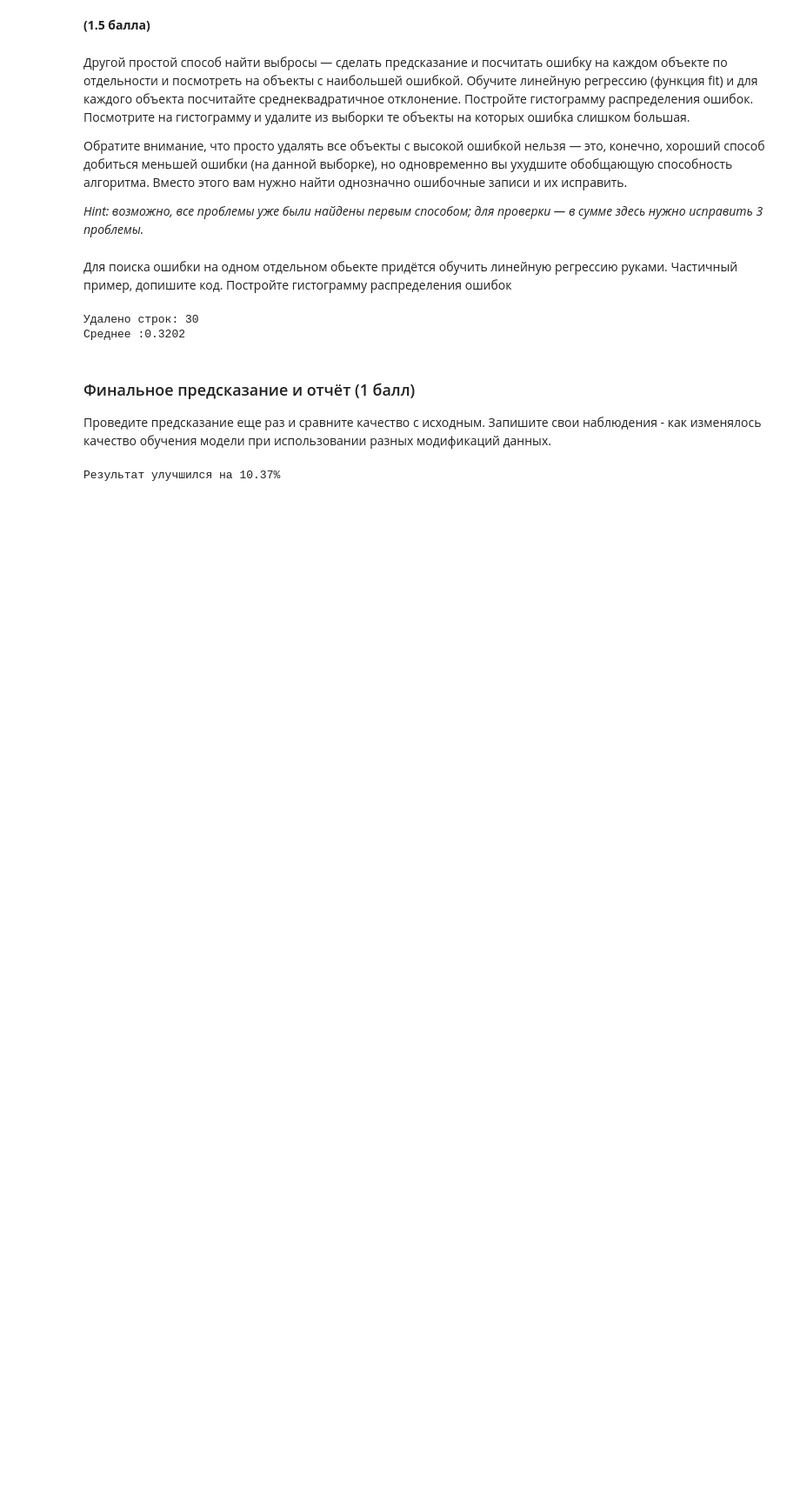
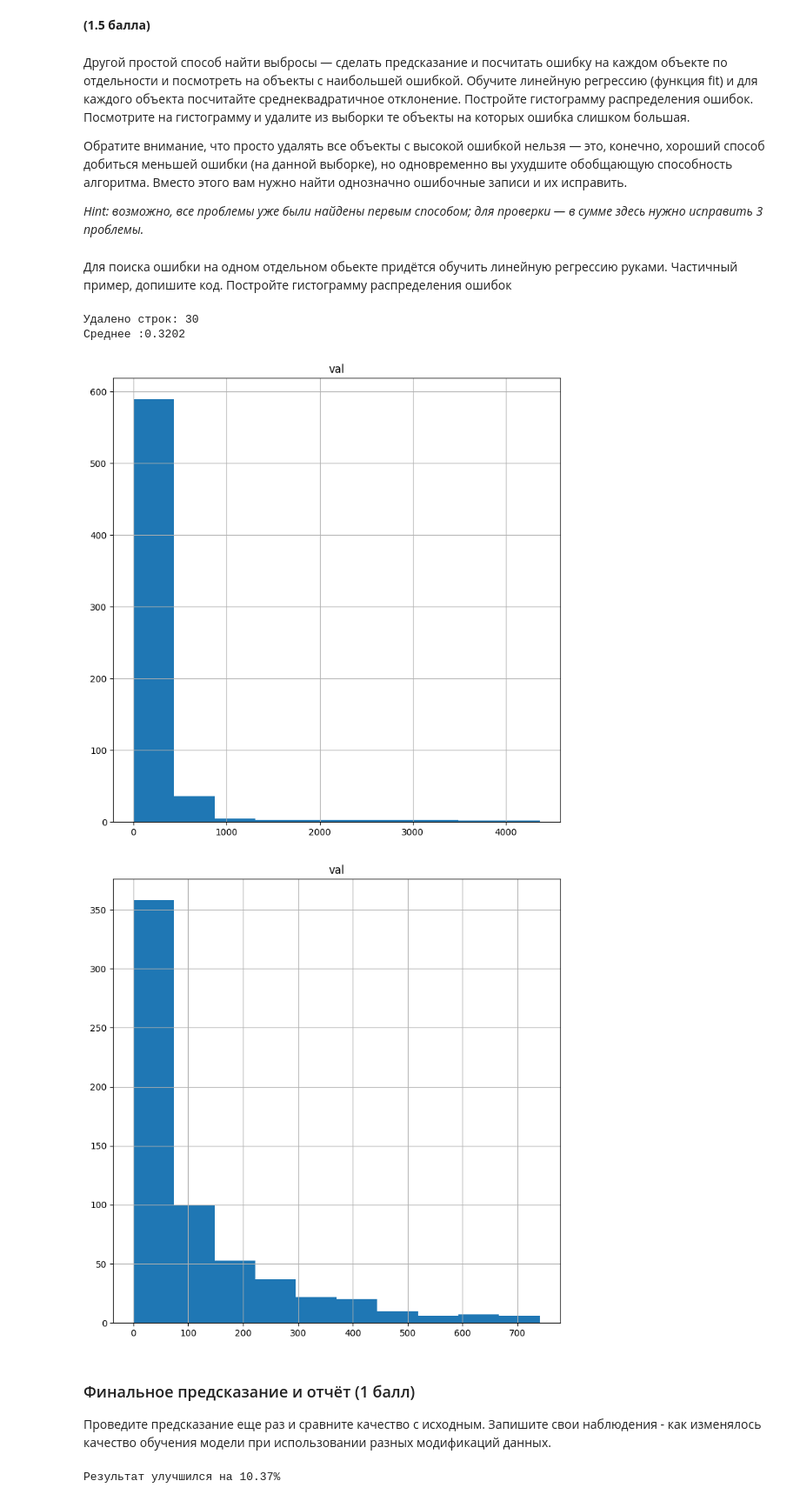
Before and after one commit to Larong11/AESC_ML, a Jupyter notebook: task 2/task2_linreg_practice.ipynb, the cells around one changed output. Shown: that part at 87% size. Saved outputs shown, nothing was run; the diff lists cells and outputs as text; code cells hidden in the pictures; blank space fills up the shorter version.

```diff
--- a/task 2/task2_linreg_practice.ipynb
+++ b/task 2/task2_linreg_practice.ipynb
@@ -189,33 +181,35 @@ __(1.5 балла)__
 # %%
 import sklearn
 from sklearn import linear_model
 
 df = pd.read_csv("changed_data.csv")
 scores = pd.read_csv("scores.csv")
 errors = pd.DataFrame()
 
 regression = linear_model.LinearRegression().fit(df, scores)
 prediction = regression.predict(df)
 errors['val'] = (prediction - scores) ** 2
-# hist = errors.hist(figsize=(9, 9))
+hist = errors.hist(figsize=(9, 9))
 cnt = 0
 for i in range(len(prediction)):
     if (errors.at[i, "val"] > 750):
         df = df.drop(i)
         scores = scores.drop(i)
         cnt += 1
 print(f"Удалено строк: {cnt}")
 df.to_csv("changed_data.csv", index=False)
+
 scores.to_csv("changed_scores.csv", index=False)
 prediction = regression.predict(df)
 errors['val'] = (prediction - scores) ** 2
-
-# hist = errors.hist(figsize=(9, 9))
+hist = errors.hist(figsize=(9, 9))
 
 cross_val(pd.read_csv("changed_data.csv"), pd.read_csv("changed_scores.csv"))
 # %% [output]
 Удалено строк: 30
 Среднее :0.3202
+[figure, added]
+[figure, added]
 # %% [markdown]
 ### Финальное предсказание и отчёт (1 балл)
 
```
Also changed, not shown: parts of 3 cells of this notebook.
